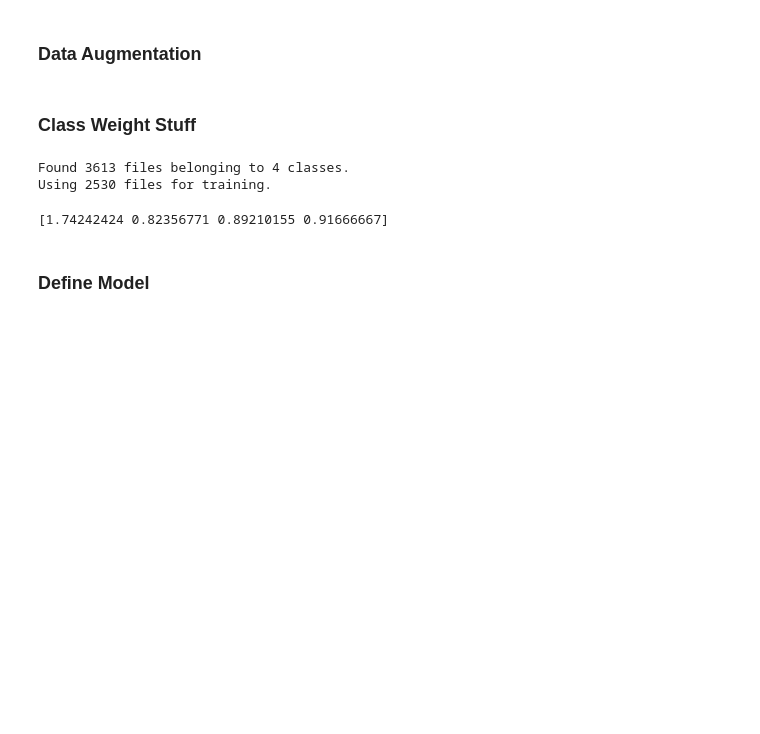
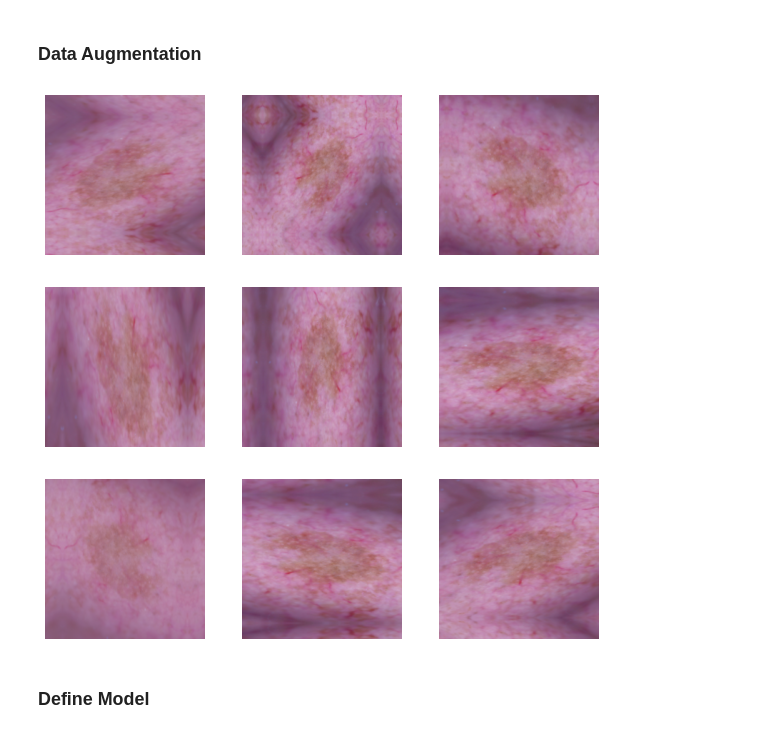
Before and after one commit to CodeNameJacks/dermatoscopic-vae, a Jupyter notebook: ham_classifier.ipynb, the cells around one changed output. Saved outputs shown, nothing was run; the diff lists cells and outputs as text; code cells hidden in the pictures; blank space fills up the shorter version.

```diff
--- a/ham_classifier.ipynb
+++ b/ham_classifier.ipynb
@@ -116,11 +115,13 @@ data_augmentation = tf.keras.Sequential([
   tf.keras.layers.RandomContrast(0.3)
 ])
 # %%
-# for image, _ in train_ds.take(1):
-#     plt.figure(figsize=(10, 10))
-#     first_image = image[0]
-#     for i in range(9):
-#         ax = plt.subplot(3, 3, i + 1)
-#         augmented_image = data_augmentation(tf.expand_dims(first_image, 0))
-#         plt.imshow(augmented_image[0] / 255)
-#         plt.axis('off')
+for image, _ in train_ds.take(1):
+    plt.figure(figsize=(10, 10))
+    first_image = image[0]
+    for i in range(9):
+        ax = plt.subplot(3, 3, i + 1)
+        augmented_image = data_augmentation(tf.expand_dims(first_image, 0))
+        plt.imshow(augmented_image[0] / 255)
+        plt.axis('off')
+# %% [output]
+[figure, added]
@@ -129,16 +127,0 @@ data_augmentation = tf.keras.Sequential([
-# %% [markdown]
-### Class Weight Stuff
-# %%
-train_ds_single_batch = keras.preprocessing.image_dataset_from_directory(ham_dataset_dir, validation_split=0.3, color_mode='rgb',
-                                                                         labels='inferred', shuffle=True, subset='training', image_size=(256, 256),
-                                                                         batch_size=1, seed=seed)
-# %% [output]
-Found 3613 files belonging to 4 classes.
-Using 2530 files for training.
-# %%
-y = np.array([label.numpy()[0] for _, label in train_ds_single_batch])
-class_weights_list = compute_class_weight('balanced', classes=np.unique(y), y=y)
-print(class_weights_list)
-class_weights = {}
-# %% [output]
-[1.74242424 0.82356771 0.89210155 0.91666667]
```
Also changed, not shown: parts of 50 cells of this notebook.
